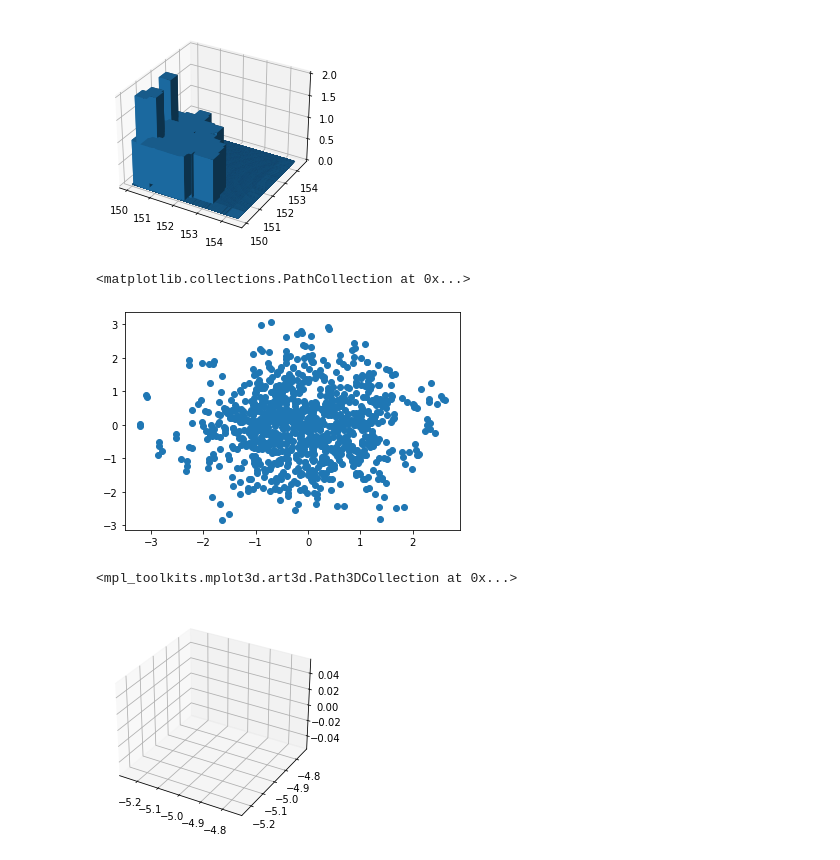
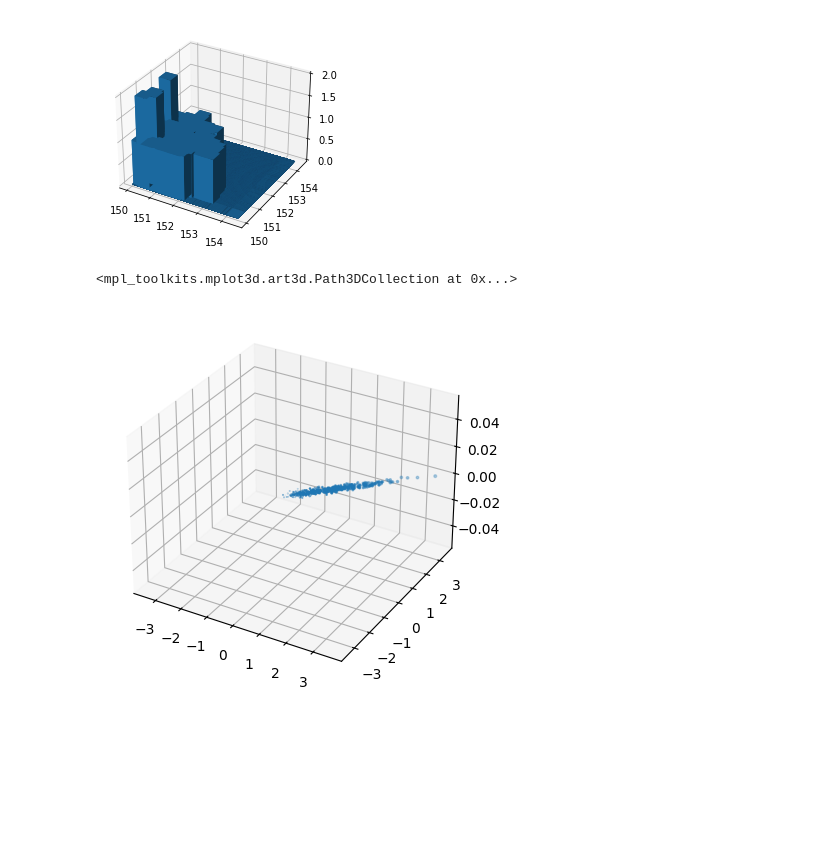
Before and after one commit to MariaNowacka/4-semestr, a Jupyter notebook: symulacje/Nowacka_Lista4_dod.ipynb, the cells around one changed output. Drawn from its saved outputs; the diff is of its cells as text; code cells hidden in the pictures; blank space fills up the shorter version.

```diff
--- a/symulacje/Nowacka_Lista4_dod.ipynb
+++ b/symulacje/Nowacka_Lista4_dod.ipynb
@@ -3,8 +3,8 @@
 # %%
 import numpy as np, matplotlib.pyplot as plt
 # %%
-sigma = np.matrix([[1,-0.99], [0.99,1]])
-mu = np.matrix([0, 0]).reshape(2,1)
+sigma = [[1,-0.99], [0.99,1]]
+mu = [0, 0]
 size = 1000
 # %%
 def choleski(A):
@@ -18,12 +18,18 @@ def boxMuller(n):
     u2 = np.random.rand(n)
     X = np.sqrt(-2*np.log(u1))*np.cos(2*np.pi*u2)
     Y = np.sqrt(-2*np.log(u1))*np.sin(2*np.pi*u2)
-    return X,Y
+    return X
 # %%
 def normND(mu, sigma, size):
-    Z = np.array(boxMuller(size))
+    n = len(sigma)
     A = np.linalg.cholesky(sigma)
-    X = np.array((mu+ np.dot(A,Z))).reshape(size,len(mu))
+    X=[]
+    for _ in range(size):
+        Z = np.array(boxMuller(n)).T
+        X.append(A @ Z)
+    # Z = np.array(boxMuller(n))
+    # A = np.linalg.cholesky(sigma)
+    # X = np.array((mu+ np.dot(A,Z))).reshape(size,len(mu))
     return X
 # %%
 X_Y = normND(mu, sigma, size)
@@ -80,26 +96,17 @@ ax.bar3d(xpos, ypos, zpos, dx, dy, dz, zsort='average')
 plt.show()
 # %% [output]
 [figure]
-# %%
-# x, y = [X_Y[i][0] for i in range(n)], [X_Y[i][1] for i in range(n)]
-x = X_Y[:,0]
-y = X_Y[:,1]
-
-plt.scatter(x,y)
-# %% [output]
-<matplotlib.collections.PathCollection at 0x...>
-[figure, removed]
 # %%
-sigma3 = np.array([[1,0.99,0.99],[0.99,1,0.99],[0.99,0.99,1]])
-mu3 = np.zeros(3).reshape(3,1)
+sigma3 = [[1,0.99,0.99],[0.99,1,0.99],[0.99,0.99,1]]
+mu3 = np.zeros(3)
 # %%
 X3 = normND(mu3, sigma3, size)
-# x3, y3, z3 = [X[i][0] for i in range(1000)], [X[i][1] for i in range(1000)], [X[i][2] for i in range(1000)]
-x3 = X[:,0]
-y3 = X[:,1]
-z3 = X[:,2]
+x3, y3, z3 = [X3[i][0] for i in range(1000)], [X3[i][1] for i in range(1000)], [X3[i][2] for i in range(1000)]
+# x3 = X3[:,0]
+# y3 = X3[:,1]
+# z3 = X3[:,2]
 fig, ax = plt.subplots(subplot_kw={"projection": "3d"})
 plt.scatter(x3,y3,z3)
 # %% [output]
 <mpl_toolkits.mplot3d.art3d.Path3DCollection at 0x...>
-[figure, old version]
+[figure, new version]
```
Also changed, not shown: parts of 3 cells of this notebook.
